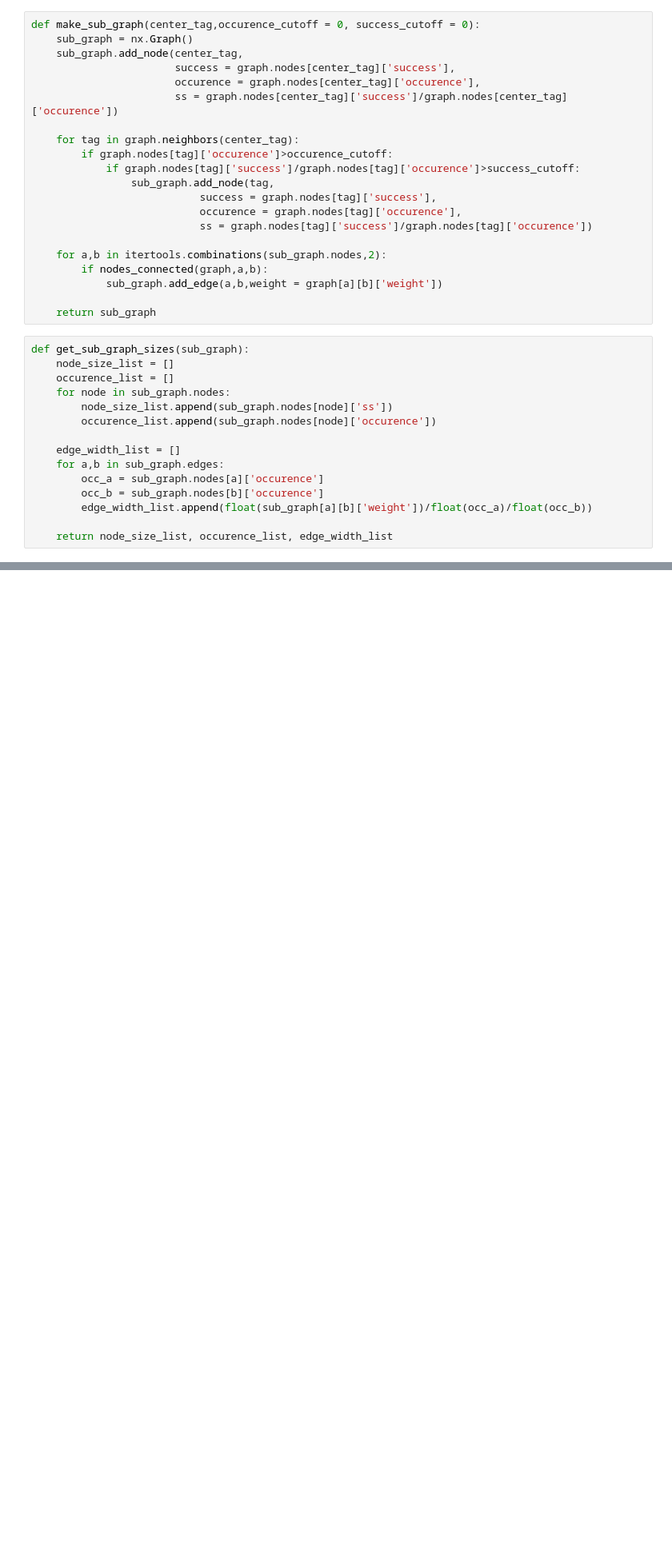
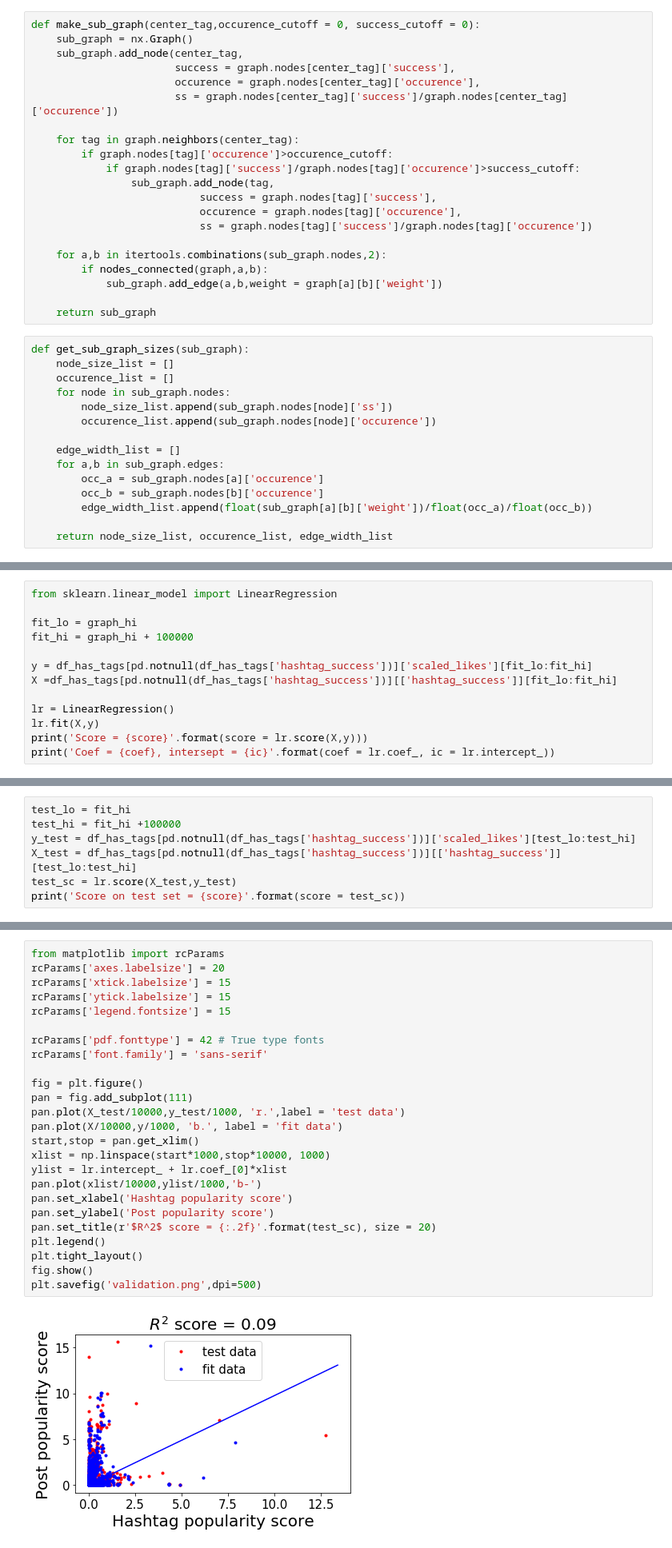
Before and after one commit to dgenkina/hashtag_recommender, a Jupyter notebook: Instagram_data_graph.ipynb, the cells around one changed output, grey strips where cells are left out. Shown: that part at 80% size. Saved outputs shown, nothing was run; the diff lists cells and outputs as text; blank space fills up the shorter version.

```diff
--- a/Instagram_data_graph.ipynb
+++ b/Instagram_data_graph.ipynb
@@ -123,0 +215,13 @@ plt.savefig('sample_graph.png', dpi=300, bbox_inches='tight')
+# %%
+from sklearn.linear_model import LinearRegression
+
+fit_lo = graph_hi
+fit_hi = graph_hi + 100000
+
+y = df_has_tags[pd.notnull(df_has_tags['hashtag_success'])]['scaled_likes'][fit_lo:fit_hi]
+X =df_has_tags[pd.notnull(df_has_tags['hashtag_success'])][['hashtag_success']][fit_lo:fit_hi]
+
+lr = LinearRegression()
+lr.fit(X,y)
+print('Score = {score}'.format(score = lr.score(X,y)))
+print('Coef = {coef}, intersept = {ic}'.format(coef = lr.coef_, ic = lr.intercept_))
@@ -123,0 +233,7 @@ plt.savefig('sample_graph.png', dpi=300, bbox_inches='tight')
+# %%
+test_lo = fit_hi
+test_hi = fit_hi +100000
+y_test = df_has_tags[pd.notnull(df_has_tags['hashtag_success'])]['scaled_likes'][test_lo:test_hi]
+X_test = df_has_tags[pd.notnull(df_has_tags['hashtag_success'])][['hashtag_success']][test_lo:test_hi]
+test_sc = lr.score(X_test,y_test)
+print('Score on test set = {score}'.format(score = test_sc))
@@ -123,0 +244,27 @@ plt.savefig('sample_graph.png', dpi=300, bbox_inches='tight')
+# %%
+from matplotlib import rcParams
+rcParams['axes.labelsize'] = 20
+rcParams['xtick.labelsize'] = 15
+rcParams['ytick.labelsize'] = 15
+rcParams['legend.fontsize'] = 15
+
+rcParams['pdf.fonttype'] = 42 # True type fonts
+rcParams['font.family'] = 'sans-serif'
+
+fig = plt.figure()
+pan = fig.add_subplot(111)
+pan.plot(X_test/10000,y_test/1000, 'r.',label = 'test data')
+pan.plot(X/10000,y/1000, 'b.', label = 'fit data')
+start,stop = pan.get_xlim()
+xlist = np.linspace(start*1000,stop*10000, 1000)
+ylist = lr.intercept_ + lr.coef_[0]*xlist
+pan.plot(xlist/10000,ylist/1000,'b-')
+pan.set_xlabel('Hashtag popularity score')
+pan.set_ylabel('Post popularity score')
+pan.set_title(r'$R^2$ score = {:.2f}'.format(test_sc), size = 20)
+plt.legend()
+plt.tight_layout()
+fig.show()
+plt.savefig('validation.png',dpi=500)
+# %% [output]
+[figure, added]
```
Also changed, not shown: parts of 24 cells of this notebook, 3 other files.
